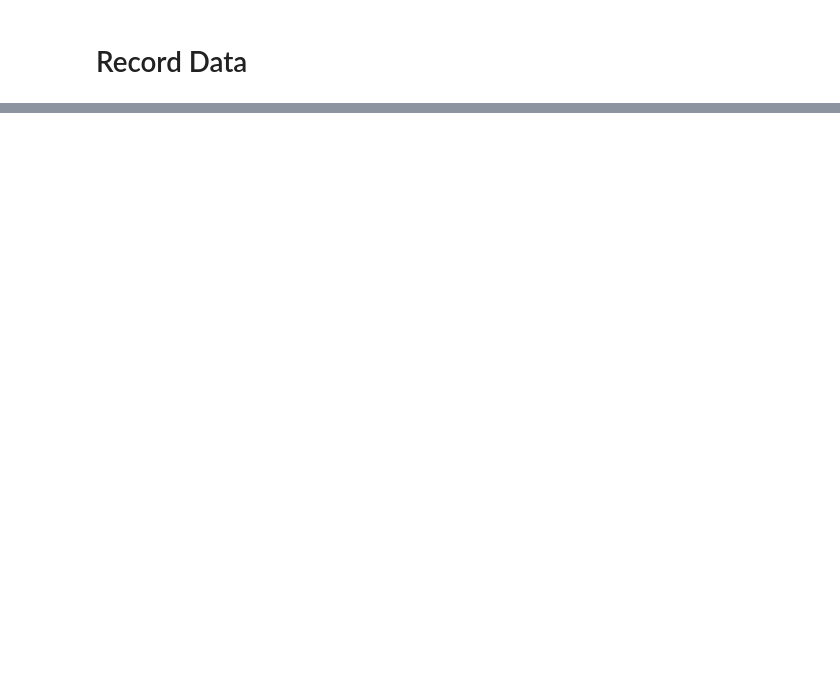
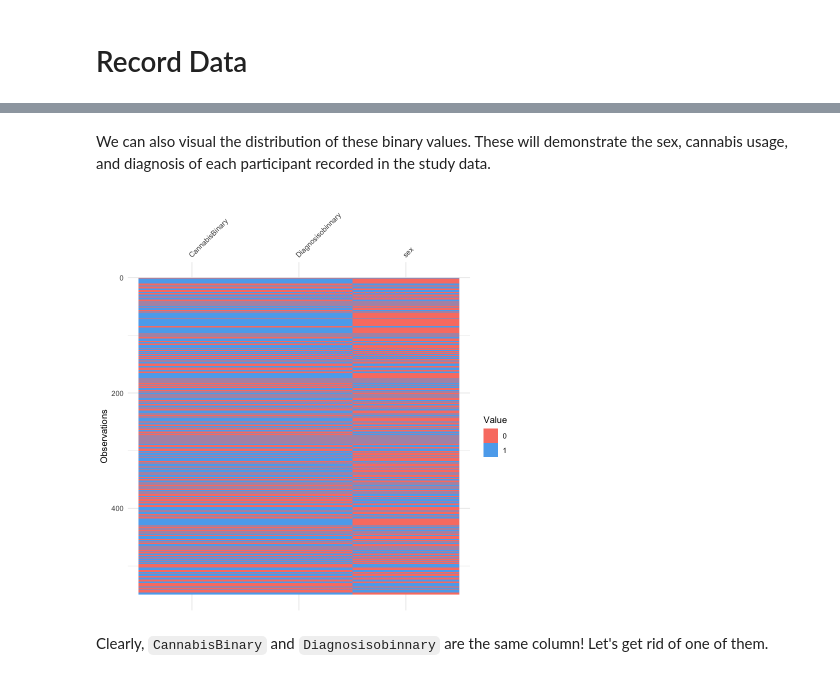
Before and after one commit to anly501/dsan-5000-project-mfgeary, a Jupyter notebook: dsan-website/5000-website/data-cleaning/data-cleaning.ipynb, the cells around one changed output, grey strips where cells are left out. Drawn from its saved outputs; the diff is of its cells as text; code cells hidden in the pictures; blank space fills up the shorter version.

```diff
--- a/dsan-website/5000-website/data-cleaning/data-cleaning.ipynb
+++ b/dsan-website/5000-website/data-cleaning/data-cleaning.ipynb
@@ -187,0 +307,17 @@ Now we have our text data from Wikipedia in a data frame with labels representin
+# %%
+s1 <- s1 %>%
+    mutate(
+        sex = ifelse(sex == 1, 0, 1),
+        CannabisBinary = ifelse(sex == 1, 0, 1),
+        Diagnosisobinnary = ifelse(sex == 1, 0, 1)
+    )
+# %% [markdown]
+We can also visual the distribution of these binary values. These will demonstrate the sex, cannabis usage, and diagnosis of each participant recorded in the study data.
+# %%
+s1 %>%
+    select(sex, CannabisBinary, Diagnosisobinnary) %>%
+    vis_binary()
+# %% [output]
+[figure, added]
+# %% [markdown]
+Clearly, `CannabisBinary` and `Diagnosisobinnary` are the same column! Let's get rid of one of them.
```
Also changed, not shown: parts of 47 cells of this notebook, 36 other files.
